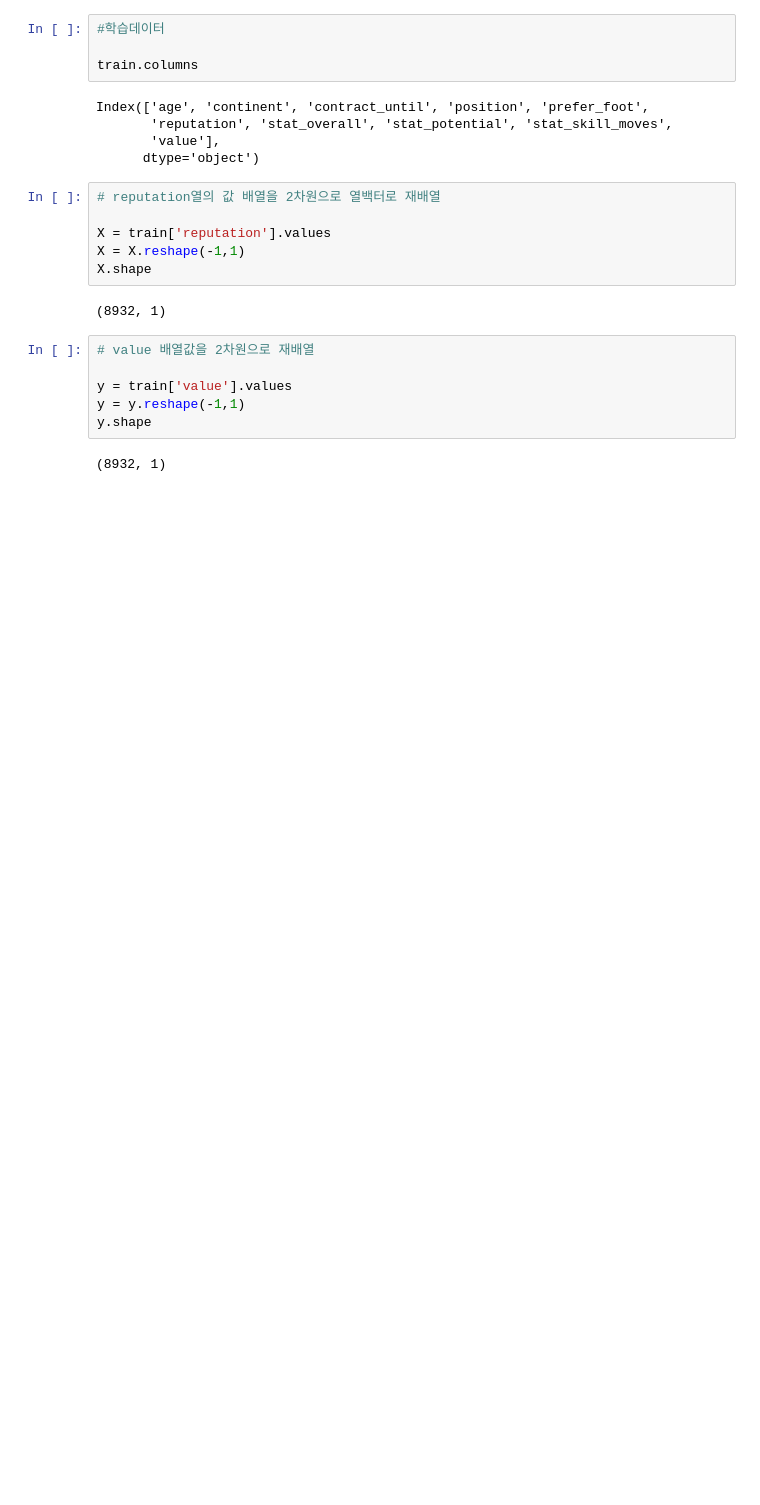
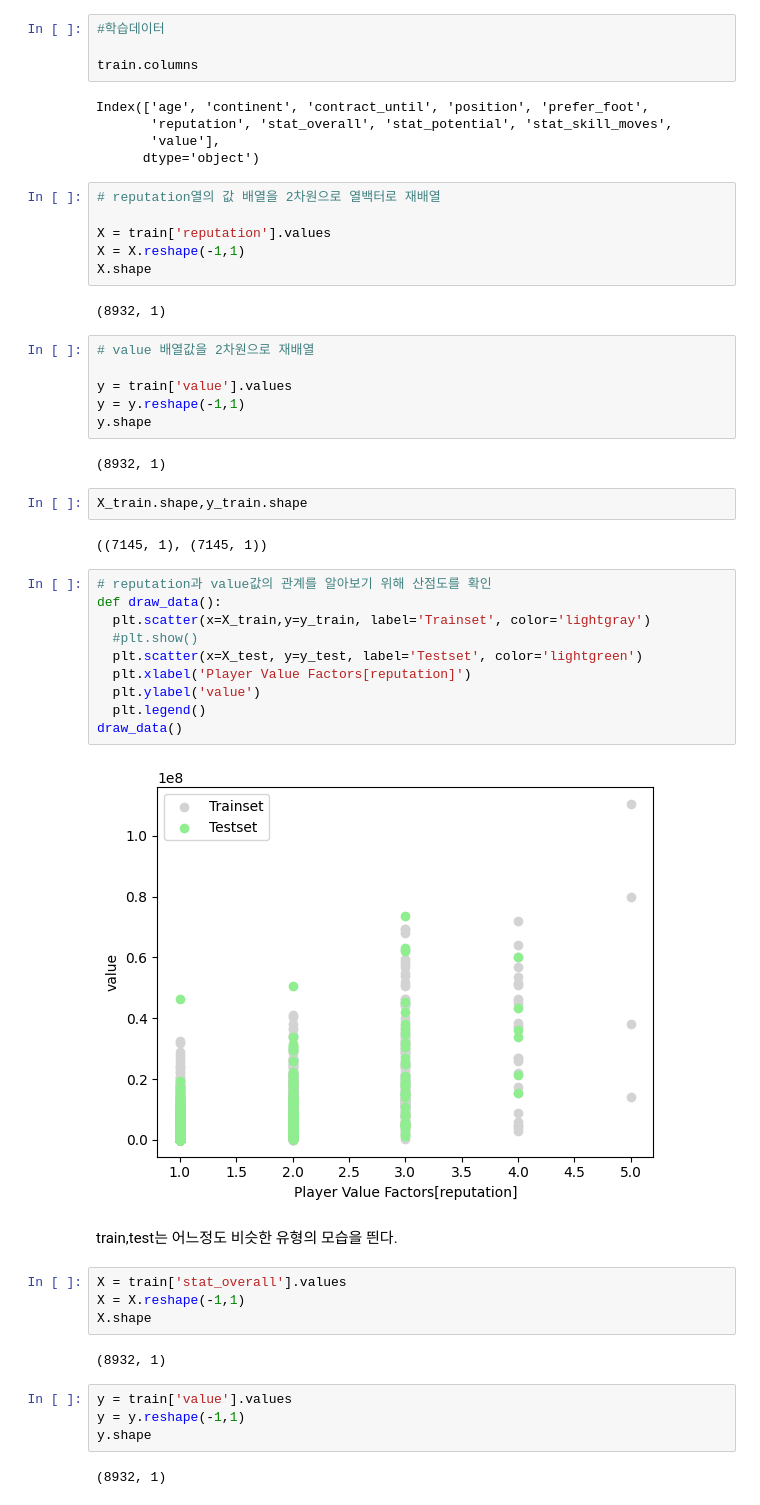
Before and after one commit to DataAnalysis-python/soccer-FIFA, a Jupyter notebook: 이적료_모델링.ipynb, the cells around one changed output. Drawn from its saved outputs; the diff is of its cells as text; blank space fills up the shorter version.

```diff
--- a/이적료_모델링.ipynb
+++ b/이적료_모델링.ipynb
@@ -218,3 +231,33 @@ y = y.reshape(-1,1)
 y.shape
 # %% [output]
 (8932, 1)
+# %%
+X_train.shape,y_train.shape
+# %% [output]
+((7145, 1), (7145, 1))
+# %%
+# reputation과 value값의 관계를 알아보기 위해 산점도를 확인
+def draw_data():
+  plt.scatter(x=X_train,y=y_train, label='Trainset', color='lightgray')
+  #plt.show()
+  plt.scatter(x=X_test, y=y_test, label='Testset', color='lightgreen')
+  plt.xlabel('Player Value Factors[reputation]')
+  plt.ylabel('value')
+  plt.legend()
+draw_data()
+# %% [output]
+[figure, added]
+# %% [markdown]
+train,test는 어느정도 비슷한 유형의 모습을 띈다.
+# %%
+X = train['stat_overall'].values
+X = X.reshape(-1,1)
+X.shape
+# %% [output]
+(8932, 1)
+# %%
+y = train['value'].values
+y = y.reshape(-1,1)
+y.shape
+# %% [output]
+(8932, 1)
```
Also changed, not shown: parts of 10 cells of this notebook.
